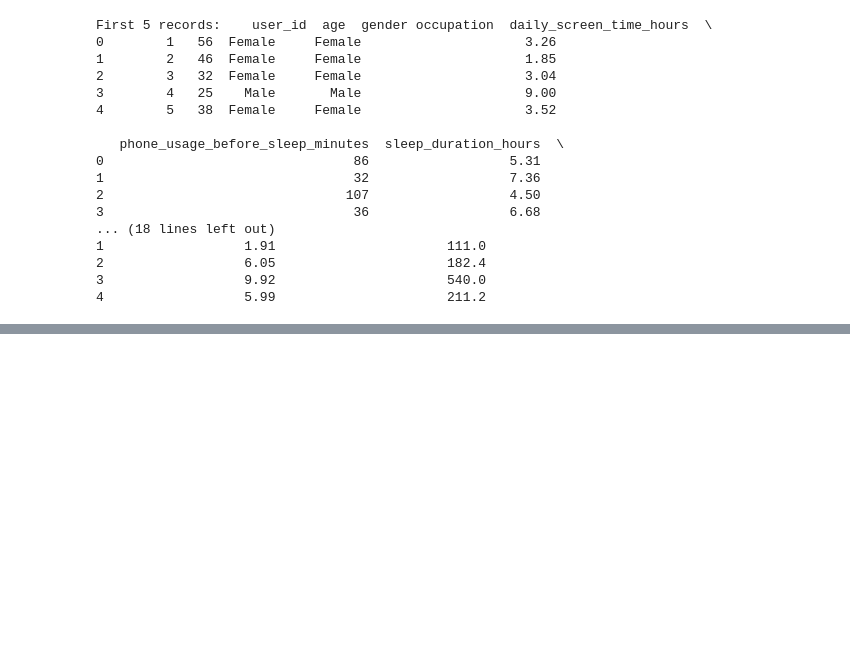
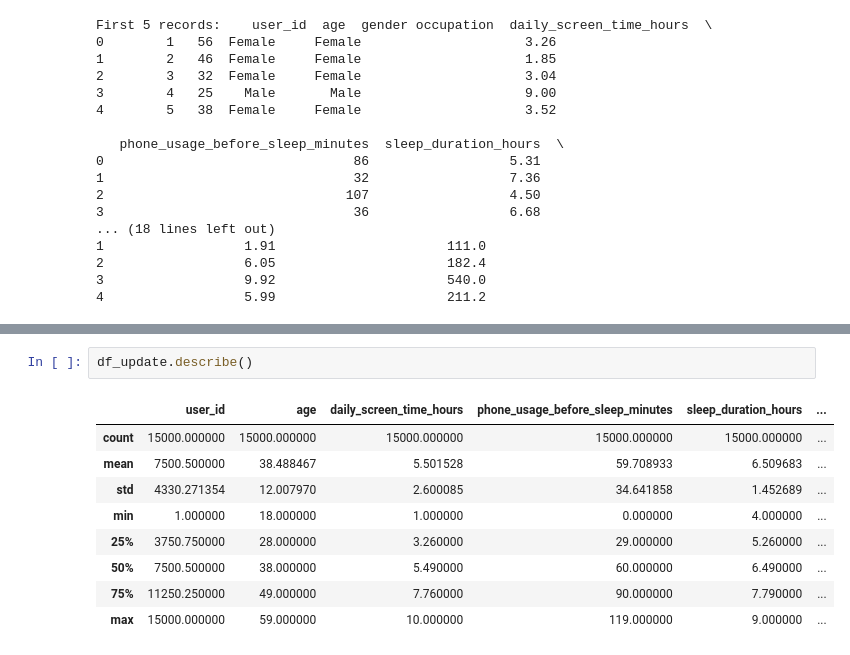
Before and after one commit to danielsj2022/-cis4930-sp26-project-group-2, a Jupyter notebook: CIS_project1.ipynb, the cells around one changed output, grey strips where cells are left out. Cells and saved outputs as stored; diff of their text form; blank space fills up the shorter version.

```diff
--- a/CIS_project1.ipynb
+++ b/CIS_project1.ipynb
@@ -161,0 +203,12 @@ First 5 records:    user_id  age  gender occupation  daily_screen_time_hours  \
+# %%
+df_update.describe()
+# %% [output]
+|  | user_id | age | daily_screen_time_hours | phone_usage_before_sleep_minutes | sleep_duration_hours | ... |
+| count | 15000.000000 | 15000.000000 | 15000.000000 | 15000.000000 | 15000.000000 | ... |
+| mean | 7500.500000 | 38.488467 | 5.501528 | 59.708933 | 6.509683 | ... |
+| std | 4330.271354 | 12.007970 | 2.600085 | 34.641858 | 1.452689 | ... |
+| min | 1.000000 | 18.000000 | 1.000000 | 0.000000 | 4.000000 | ... |
+| 25% | 3750.750000 | 28.000000 | 3.260000 | 29.000000 | 5.260000 | ... |
+| 50% | 7500.500000 | 38.000000 | 5.490000 | 60.000000 | 6.490000 | ... |
+| 75% | 11250.250000 | 49.000000 | 7.760000 | 90.000000 | 7.790000 | ... |
+| max | 15000.000000 | 59.000000 | 10.000000 | 119.000000 | 9.000000 | ... |
```
Also changed, not shown: parts of 3 cells of this notebook.
